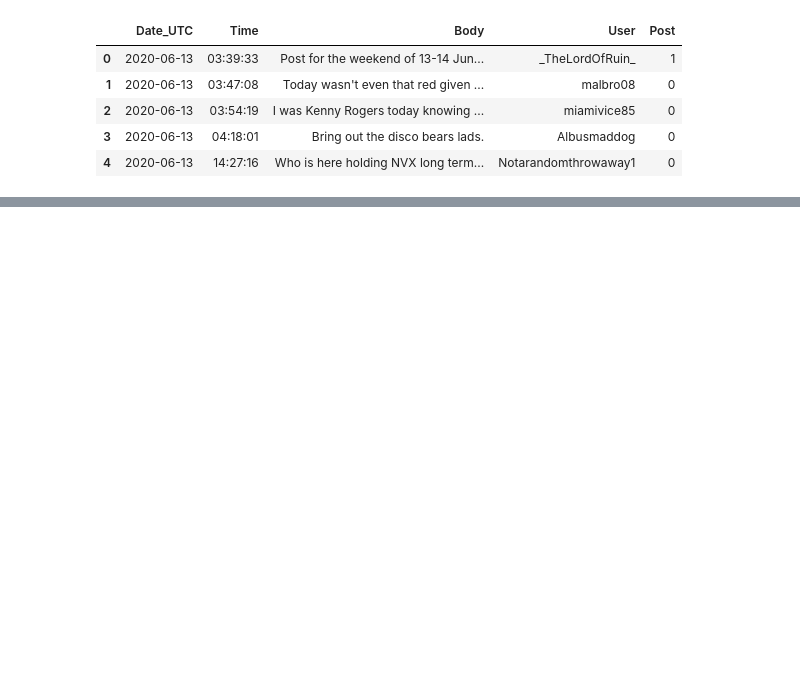
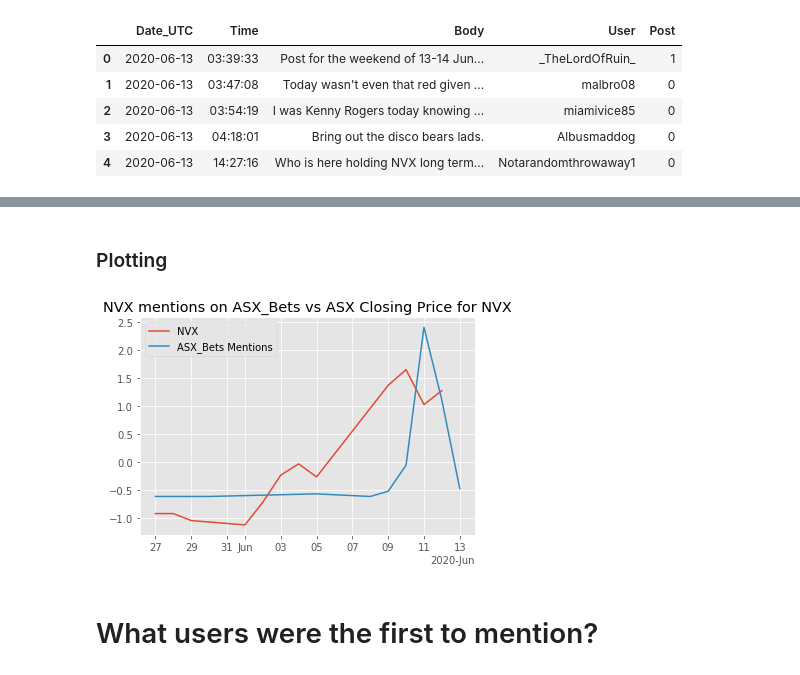
Before and after one commit to franticOreo/asx_bets, a Jupyter notebook: reddit_eda.ipynb, the cells around one changed output, grey strips where cells are left out. Cells and saved outputs as stored; diff of their text form; code cells hidden in the pictures; blank space fills up the shorter version.

```diff
--- a/reddit_eda.ipynb
+++ b/reddit_eda.ipynb
@@ -81,0 +195,2 @@ df_test.apply(func, axis=1)
+# %%
+nvx_grouped = group_by_code_date(df_all, 'NVX'); nvx_grouped
@@ -81,0 +208,2 @@ df_test.apply(func, axis=1)
+# %%
+nvx_asx = pd.read_csv('./NVX.AX.csv'); nvx_asx.head()
@@ -81,0 +217,19 @@ df_test.apply(func, axis=1)
+# %%
+nvx_asx['Date'] = pd.to_datetime(nvx_asx['Date'])
+# %% [markdown]
+### Plotting
+# %%
+scaler = StandardScaler()
+
+nvx_grouped['ASX_Code_scaled'] = scaler.fit_transform(nvx_grouped['ASX_Code'].values.reshape(-1,1))
+nvx_asx['ASX_Close_scaled'] = scaler.fit_transform(nvx_asx['Close'].values.reshape(-1,1))
+# %%
+fig, ax = plt.subplots()
+ax.plot(nvx_asx['Date'], nvx_asx['ASX_Close_scaled'], label='NVX')
+ax.plot(nvx_grouped['Date_UTC'], nvx_grouped['ASX_Code_scaled'], label='ASX_Bets Mentions')
+ax.set_title('NVX mentions on ASX_Bets vs ASX Closing Price for NVX');
+ax.legend();
+# %% [output]
+[figure, added]
+# %% [markdown]
+# What users were the first to mention?
```
Also changed, not shown: parts of 45 cells of this notebook, 3 other files.
